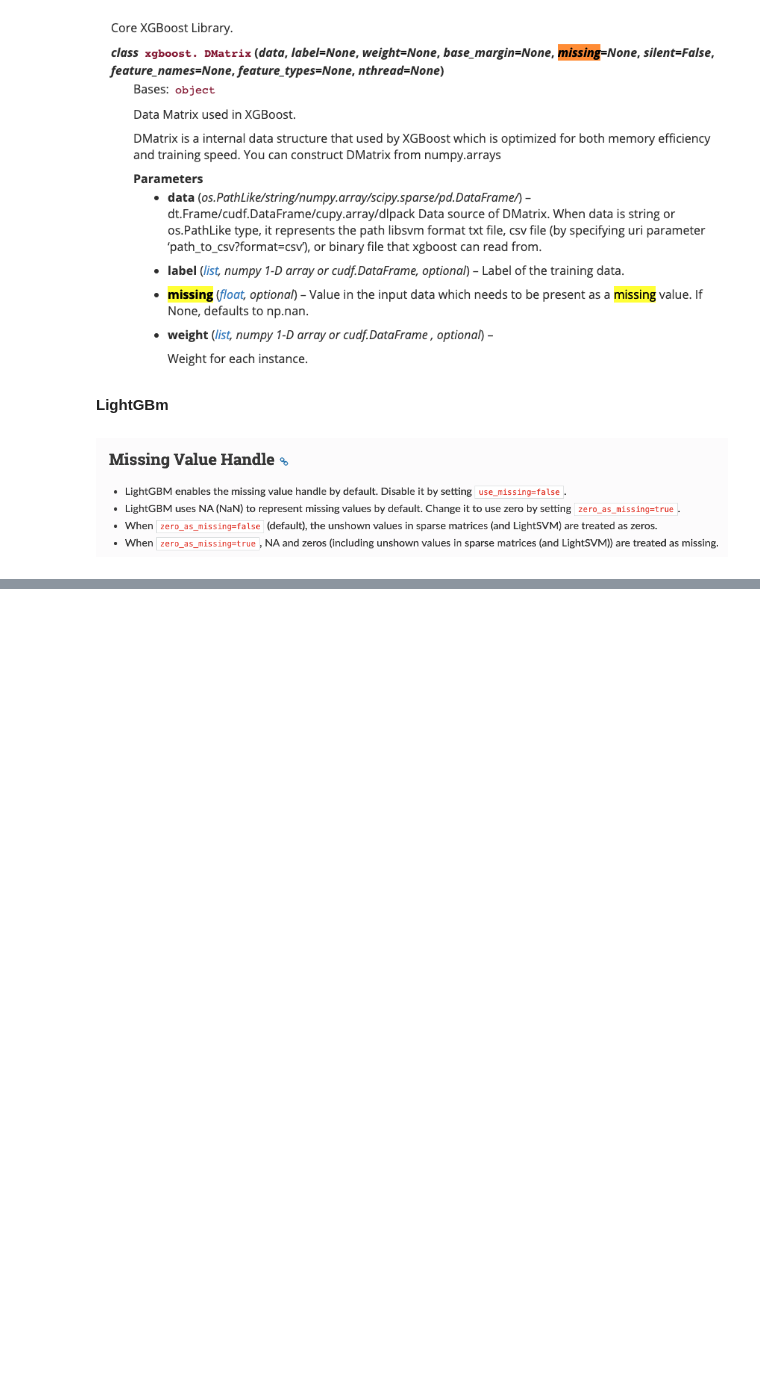
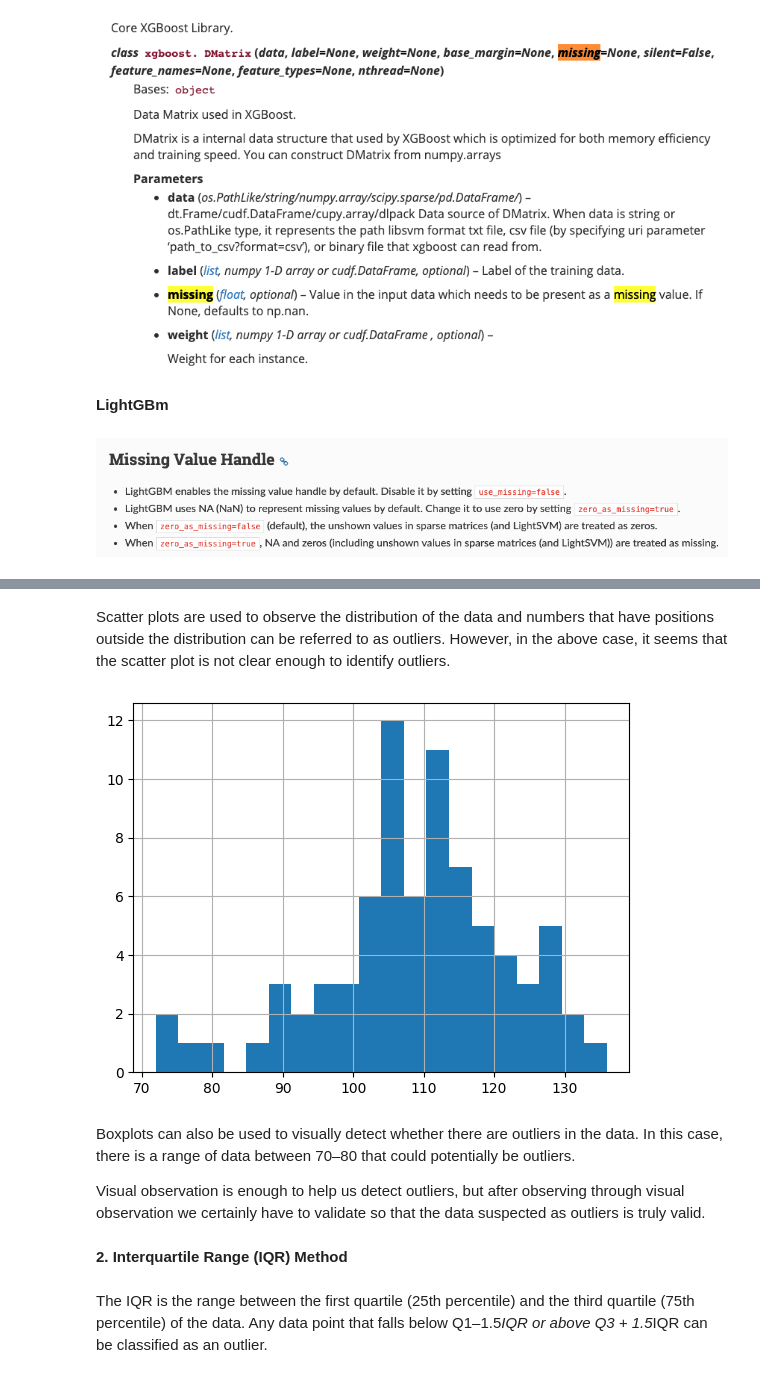
Before and after one commit to venkateshsalla01/Axiora_DS_Trainings, a Jupyter notebook: Handling_data.ipynb, the cells around one changed output, grey strips where cells are left out. Drawn from its saved outputs; the diff is of its cells as text; code cells hidden in the pictures; blank space fills up the shorter version.

```diff
--- a/Handling_data.ipynb
+++ b/Handling_data.ipynb
@@ -586,0 +846,15 @@ Some algprithms like XGBoost and LightGBM can handle missing values without any
+# %% [markdown]
+Scatter plots are used to observe the distribution of the data and numbers that have positions outside the distribution can be referred to as outliers. However, in the above case, it seems that the scatter plot is not clear enough to identify outliers.
+# %%
+df["iq"].hist(bins=20)
+plt.show()
+# %% [output]
+[figure, added]
+# %% [markdown]
+Boxplots can also be used to visually detect whether there are outliers in the data. In this case, there is a range of data between 70–80 that could potentially be outliers.
+
+Visual observation is enough to help us detect outliers, but after observing through visual observation we certainly have to validate so that the data suspected as outliers is truly valid.
+# %% [markdown]
+**2. Interquartile Range (IQR) Method**
+# %% [markdown]
+The IQR is the range between the first quartile (25th percentile) and the third quartile (75th percentile) of the data. Any data point that falls below Q1–1.5*IQR or above Q3 + 1.5*IQR can be classified as an outlier.
```
Also changed, not shown: parts of 58 cells of this notebook, 8 other files.
